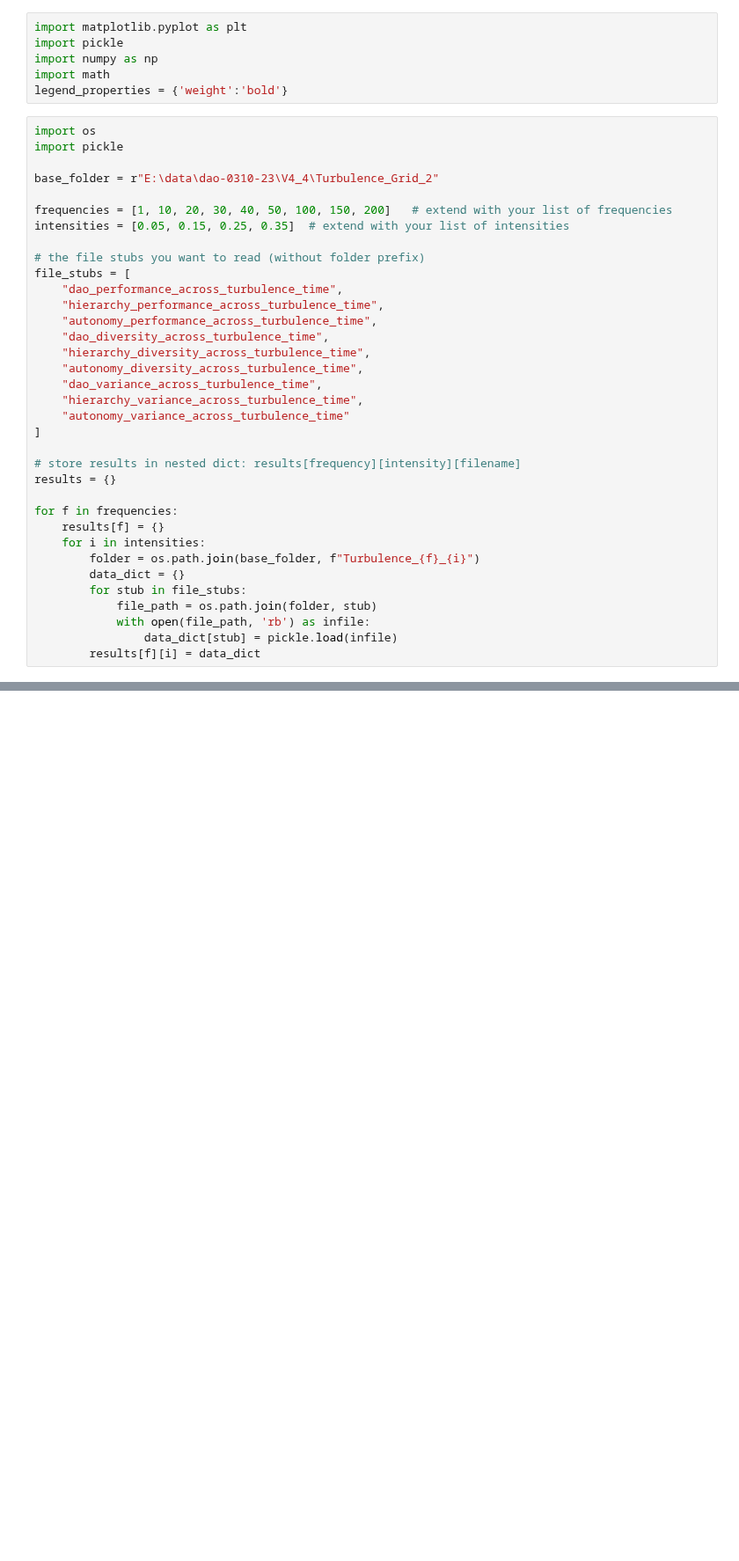
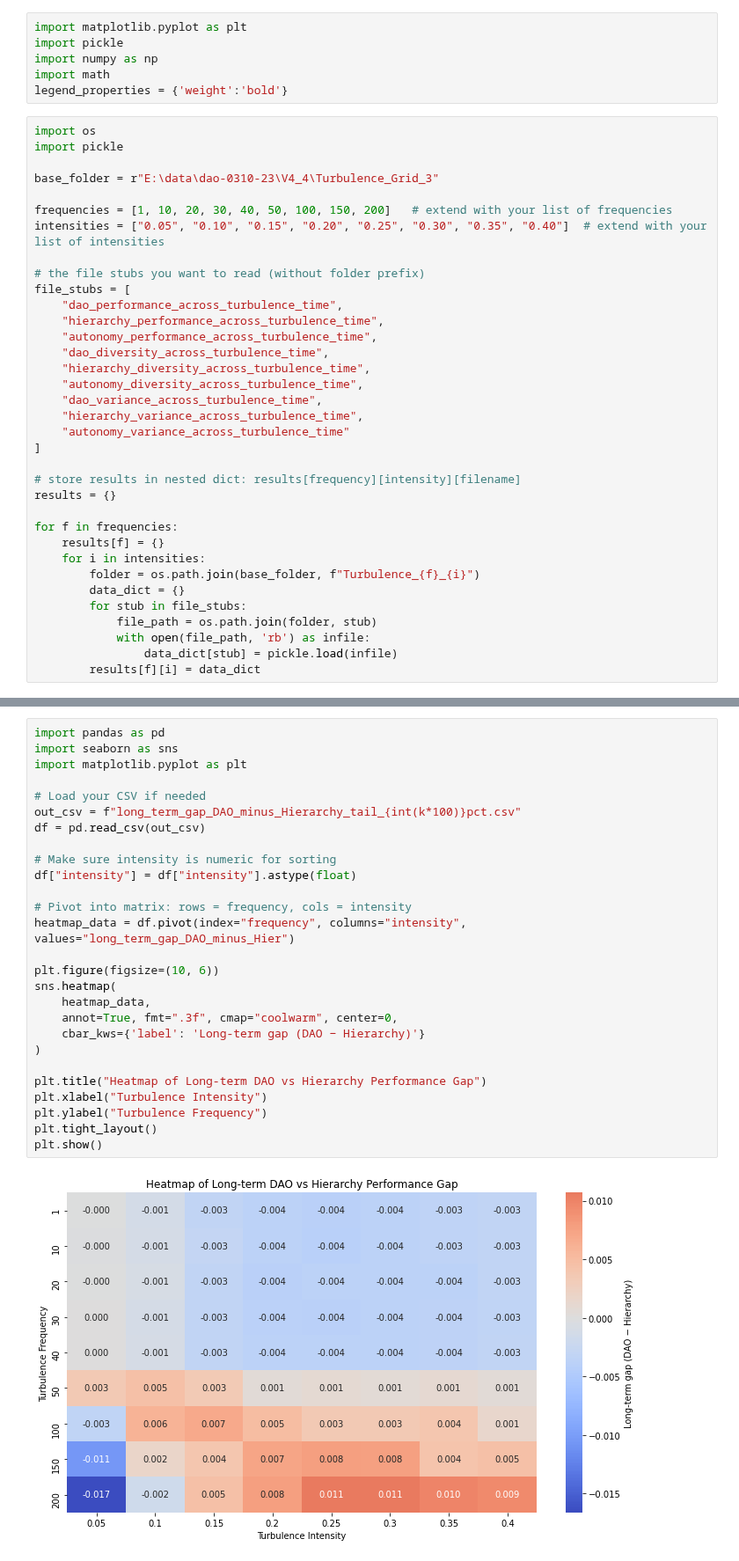
Before and after one commit to GrandJune/DAOs, a Jupyter notebook: V4/Turbulence/Turbulence_Heatmap/Grid/OverallEvaluator.ipynb, the cells around one changed output, grey strips where cells are left out. Shown at 88% size. Saved outputs shown, nothing was run; the diff lists cells and outputs as text; blank space fills up the shorter version.

Commit message:
add turbulence heatmap

```diff
--- a/V4/Turbulence/Turbulence_Heatmap/Grid/OverallEvaluator.ipynb
+++ b/V4/Turbulence/Turbulence_Heatmap/Grid/OverallEvaluator.ipynb
@@ -8,10 +8,10 @@ legend_properties = {'weight':'bold'}
 import os
 import pickle
 
-base_folder = r"E:\data\dao-0310-23\V4_4\Turbulence_Grid_2"
+base_folder = r"E:\data\dao-0310-23\V4_4\Turbulence_Grid_3"
 
 frequencies = [1, 10, 20, 30, 40, 50, 100, 150, 200]   # extend with your list of frequencies
-intensities = [0.05, 0.15, 0.25, 0.35]  # extend with your list of intensities
+intensities = ["0.05", "0.10", "0.15", "0.20", "0.25", "0.30", "0.35", "0.40"]  # extend with your list of intensities
 
 # the file stubs you want to read (without folder prefix)
 file_stubs = [
@@ -154,0 +137,29 @@ if len(t_cross) > 0:
+# %%
+import pandas as pd
+import seaborn as sns
+import matplotlib.pyplot as plt
+
+# Load your CSV if needed
+out_csv = f"long_term_gap_DAO_minus_Hierarchy_tail_{int(k*100)}pct.csv"
+df = pd.read_csv(out_csv)
+
+# Make sure intensity is numeric for sorting
+df["intensity"] = df["intensity"].astype(float)
+
+# Pivot into matrix: rows = frequency, cols = intensity
+heatmap_data = df.pivot(index="frequency", columns="intensity", values="long_term_gap_DAO_minus_Hier")
+
+plt.figure(figsize=(10, 6))
+sns.heatmap(
+    heatmap_data,
+    annot=True, fmt=".3f", cmap="coolwarm", center=0,
+    cbar_kws={'label': 'Long-term gap (DAO − Hierarchy)'}
+)
+
+plt.title("Heatmap of Long-term DAO vs Hierarchy Performance Gap")
+plt.xlabel("Turbulence Intensity")
+plt.ylabel("Turbulence Frequency")
+plt.tight_layout()
+plt.show()
+# %% [output]
+[figure, added]
```
Also changed, not shown: parts of 7 cells of this notebook, 30 other files.
